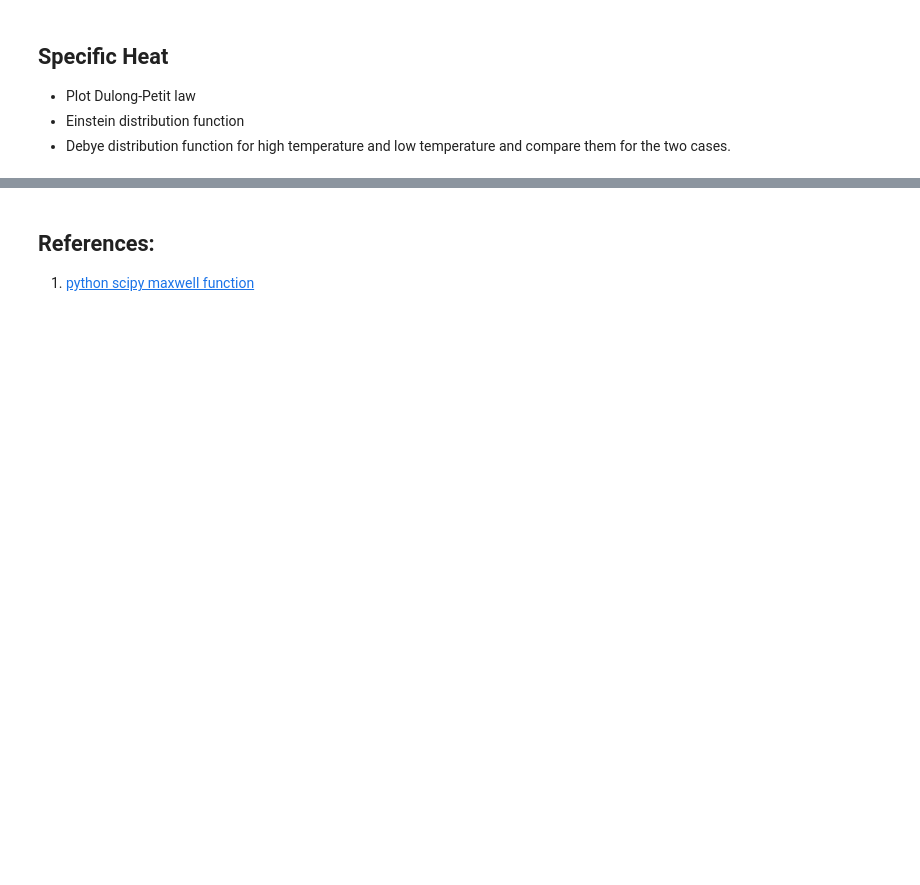
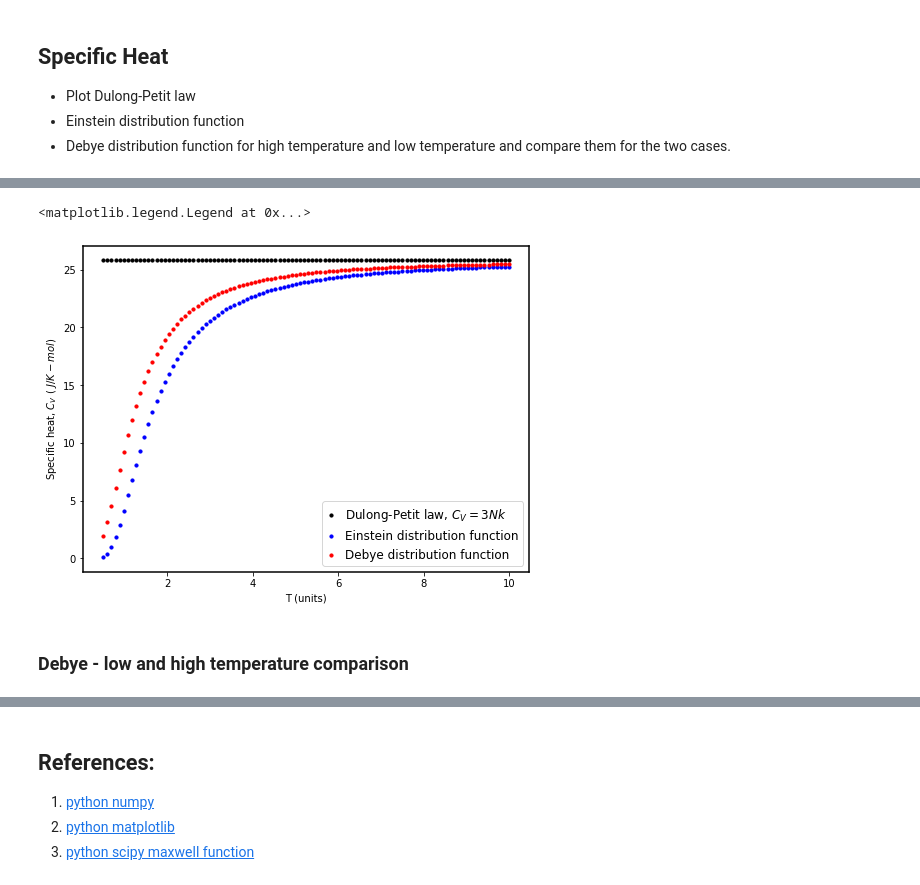
Before and after one commit to madhurima-nath/physicsRelatedCodes, a Jupyter notebook: cu_phys.ipynb, the cells around one changed output, grey strips where cells are left out. Drawn from its saved outputs; the diff is of its cells as text; code cells hidden in the pictures; blank space fills up the shorter version.

Commit message:
specific heat section added

```diff
--- a/cu_phys.ipynb
+++ b/cu_phys.ipynb
@@ -245,5 +278,41 @@ plt.show()
+# %%
+def dp_law(temp):
+    dp = 3*NA*k* np.ones(len(temp))
+    return dp
+# %%
+def einstein_dist(temp):
+    en = 3*NA*k*(Te/temp)**2 * (np.exp(Te/temp)/(np.exp(Te/temp) - 1)**2)
+    return en
+# %%
+def debye_dist(temp):
+
+    debye = np.zeros(len(temp))
+
+    for i, t in enumerate(temp):
+        integral = quad(lambda x : x**4*np.exp(x)/(np.exp(x) - 1)**2, 0, (Td/t))[0]
+
+        debye[i] = 9*NA*k*(t/Td)**3*integral
+    return debye
+# %%
+T = np.linspace(0.5, 10, 100)
+# %%
+plt.figure(figsize=(8,6))
+
+plt.scatter(T, dp_law(T), label = 'Dulong-Petit law, $C_V = 3Nk$', s = 10, color = 'k')
+plt.scatter(T, einstein_dist(T), label = 'Einstein distribution function', s = 10, color = 'b')
+plt.scatter(T, debye_dist(T), label = 'Debye distribution function', s = 10, color = 'r')
+plt.xlabel('T (units)')
+plt.ylabel('Specific heat, $C_V$ $($ $J/K-mol)$')
+plt.legend(loc='best',prop={'size':12})
+# %% [output]
+<matplotlib.legend.Legend at 0x...>
+[figure, added]
+# %% [markdown]
+### Debye - low and high temperature comparison
 # %% [markdown]
 <a id = 'references'></a>
 # %% [markdown]
 ## References:
-1. [python scipy maxwell function](https://docs.scipy.org/doc/scipy/reference/generated/scipy.stats.maxwell.html#scipy.stats.maxwell)
+1. [python numpy](https://numpy.org/doc/stable/reference/index.html)
+2. [python matplotlib](https://matplotlib.org/)
+3. [python scipy maxwell function](https://docs.scipy.org/doc/scipy/reference/generated/scipy.stats.maxwell.html#scipy.stats.maxwell)
```
Also changed, not shown: parts of 8 cells of this notebook.
